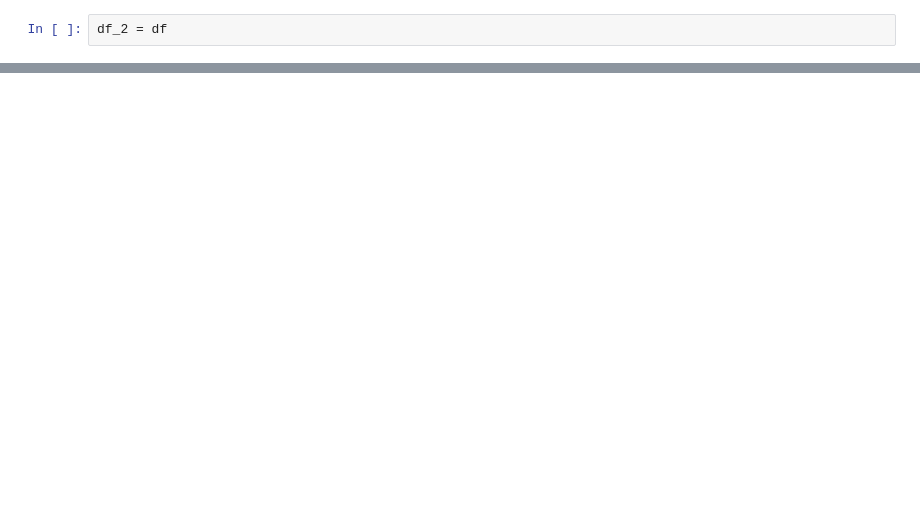
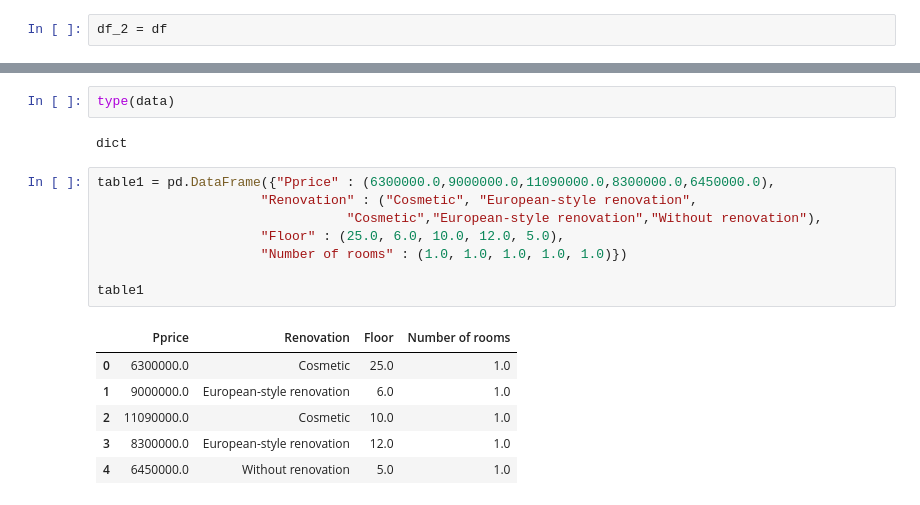
Before and after one commit to Ghaidaa66/allMasar, a Jupyter notebook: GH_cleaning.ipynb, the cells around one changed output, grey strips where cells are left out. Drawn from its saved outputs; the diff is of its cells as text; blank space fills up the shorter version.

```diff
--- a/GH_cleaning.ipynb
+++ b/GH_cleaning.ipynb
@@ -165,0 +323,19 @@ print(df)
+# %%
+type(data)
+# %% [output]
+dict
+# %%
+table1 = pd.DataFrame({"Pprice" : (6300000.0,9000000.0,11090000.0,8300000.0,6450000.0),
+                     "Renovation" : ("Cosmetic", "European-style renovation",
+                                "Cosmetic","European-style renovation","Without renovation"),
+                     "Floor" : (25.0, 6.0, 10.0, 12.0, 5.0),
+                     "Number of rooms" : (1.0, 1.0, 1.0, 1.0, 1.0)})
+
+table1
+# %% [output]
+|  | Pprice | Renovation | Floor | Number of rooms |
+| 0 | 6300000.0 | Cosmetic | 25.0 | 1.0 |
+| 1 | 9000000.0 | European-style renovation | 6.0 | 1.0 |
+| 2 | 11090000.0 | Cosmetic | 10.0 | 1.0 |
+| 3 | 8300000.0 | European-style renovation | 12.0 | 1.0 |
+| 4 | 6450000.0 | Without renovation | 5.0 | 1.0 |
```
Also changed, not shown: parts of 22 cells of this notebook.
